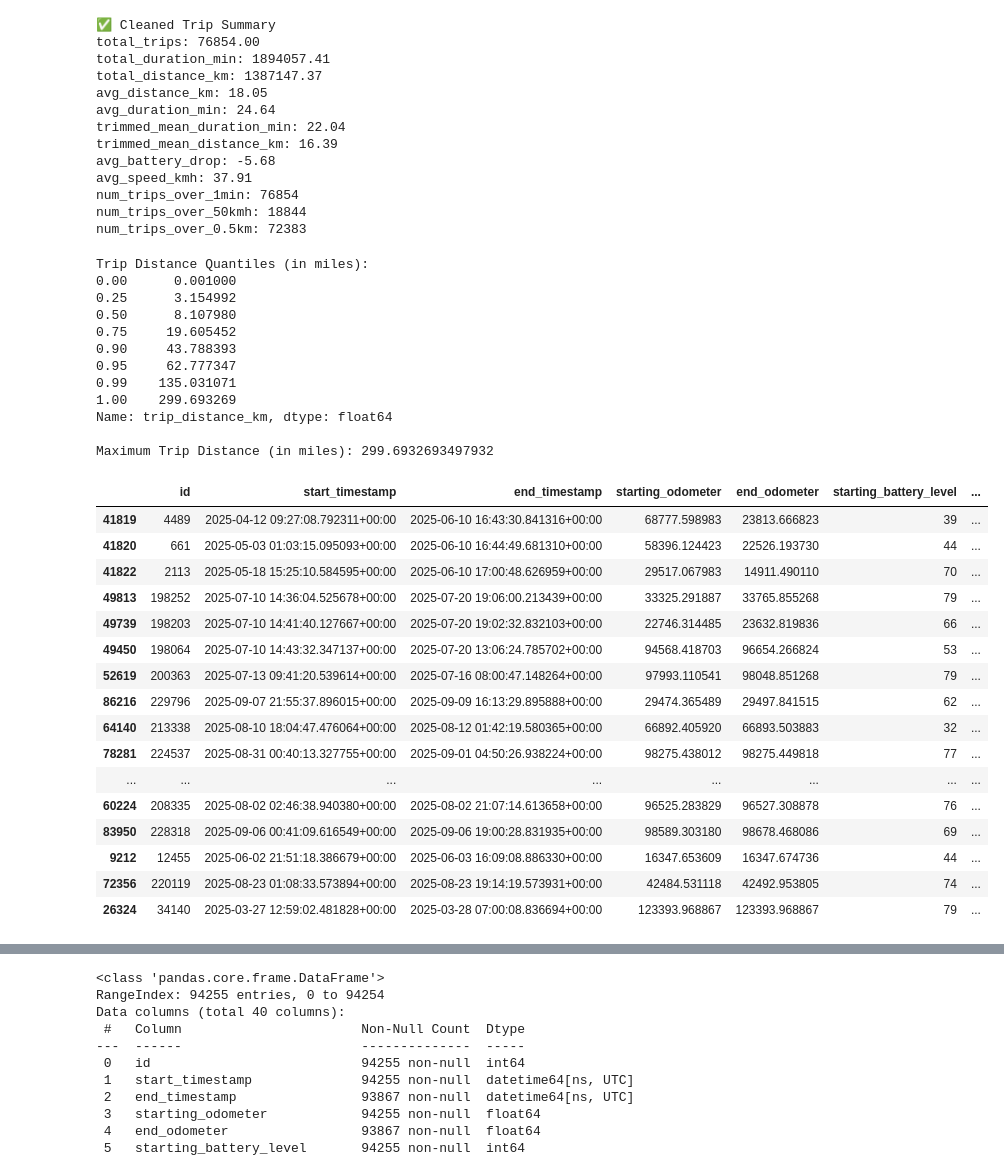
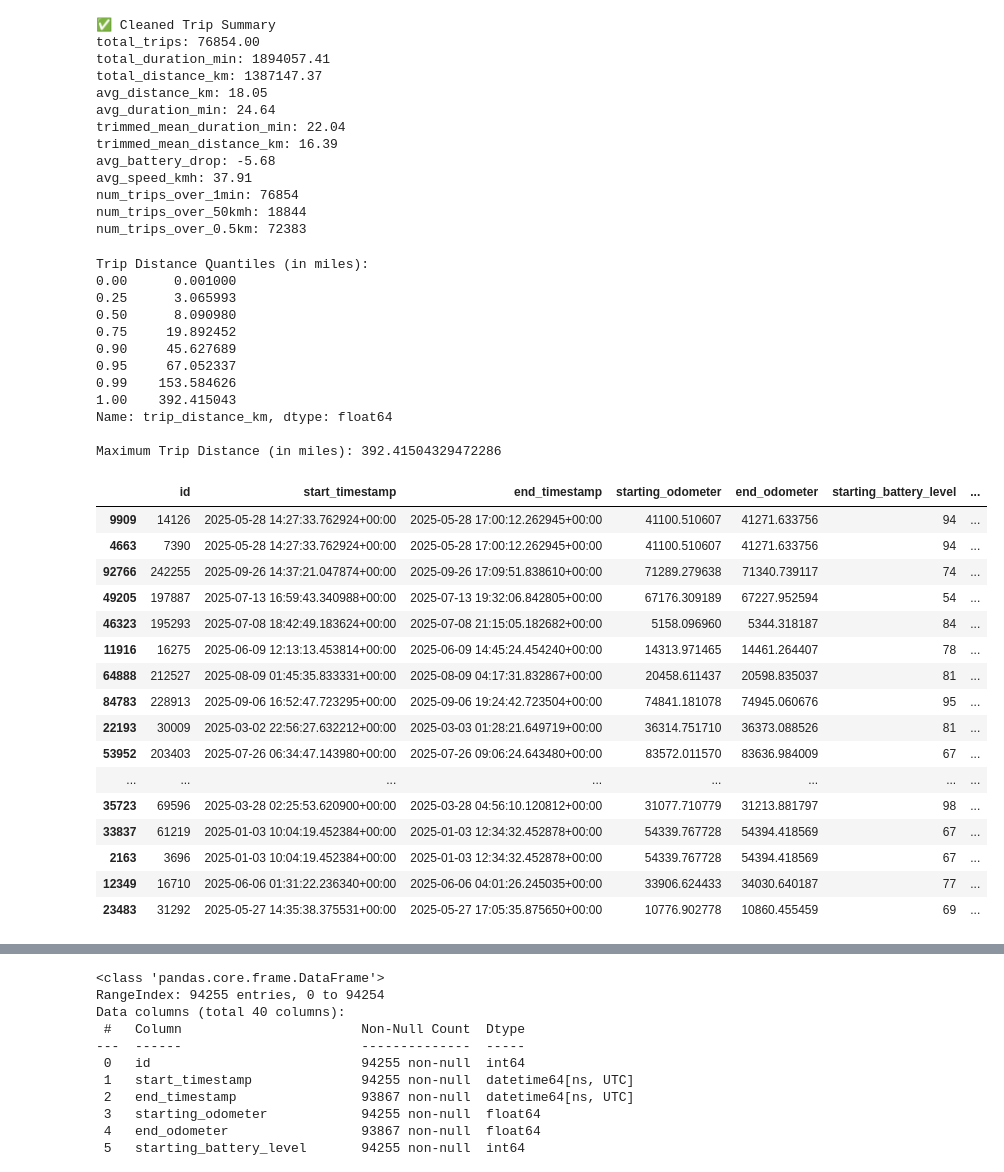
Before and after one commit to ZEVA-Global-Inc/ZEVA_data_storytelling, a Jupyter notebook: zeva_storytelling.ipynb, the cells around one changed output, grey strips where cells are left out. Cells and saved outputs as stored; diff of their text form; code cells hidden in the pictures.

```diff
--- a/zeva_storytelling.ipynb
+++ b/zeva_storytelling.ipynb
@@ -826,7 +826,7 @@ num_trips_over_50kmh: 18844
 num_trips_over_0.5km: 72383
 # %%
 # Drop NaN values to avoid errors
-trip_distance = trimmed_dur['trip_distance_km'].dropna()
+trip_distance = valid_trips['trip_distance_km'].dropna()
 
 # Compute quantiles
 quantiles = trip_distance.quantile([0, 0.25, 0.5, 0.75, 0.9, 0.95, 0.99, 1.0])
@@ -841,37 +841,37 @@ print("\nMaximum Trip Distance (in miles):", max_distance)
 # %% [output]
 Trip Distance Quantiles (in miles):
 0.00      0.001000
-0.25      3.154992
-0.50      8.107980
-0.75     19.605452
-0.90     43.788393
-0.95     62.777347
-0.99    135.031071
-1.00    299.693269
+0.25      3.065993
+0.50      8.090980
+0.75     19.892452
+0.90     45.627689
+0.95     67.052337
+0.99    153.584626
+1.00    392.415043
 Name: trip_distance_km, dtype: float64
 
-Maximum Trip Distance (in miles): 299.6932693497932
+Maximum Trip Distance (in miles): 392.41504329472286
 # %%
 # Sort trips by distance (largest first)
-sorted_trips = individual_trips.sort_values(by='trip_duration_min', ascending=False)
+sorted_trips = trimmed_dur.sort_values(by='trip_duration_min', ascending=False)
 
 # Show the top 10 longest trips
 sorted_trips.head(30)
 # %% [output]
 |  | id | start_timestamp | end_timestamp | starting_odometer | end_odometer | starting_battery_level | ... |
-| 41819 | 4489 | 2025-04-12 09:27:08.792311+00:00 | 2025-06-10 16:43:30.841316+00:00 | 68777.598983 | 23813.666823 | 39 | ... |
-| 41820 | 661 | 2025-05-03 01:03:15.095093+00:00 | 2025-06-10 16:44:49.681310+00:00 | 58396.124423 | 22526.193730 | 44 | ... |
-| 41822 | 2113 | 2025-05-18 15:25:10.584595+00:00 | 2025-06-10 17:00:48.626959+00:00 | 29517.067983 | 14911.490110 | 70 | ... |
-| 49813 | 198252 | 2025-07-10 14:36:04.525678+00:00 | 2025-07-20 19:06:00.213439+00:00 | 33325.291887 | 33765.855268 | 79 | ... |
-| 49739 | 198203 | 2025-07-10 14:41:40.127667+00:00 | 2025-07-20 19:02:32.832103+00:00 | 22746.314485 | 23632.819836 | 66 | ... |
-| 49450 | 198064 | 2025-07-10 14:43:32.347137+00:00 | 2025-07-20 13:06:24.785702+00:00 | 94568.418703 | 96654.266824 | 53 | ... |
-| 52619 | 200363 | 2025-07-13 09:41:20.539614+00:00 | 2025-07-16 08:00:47.148264+00:00 | 97993.110541 | 98048.851268 | 79 | ... |
-| 86216 | 229796 | 2025-09-07 21:55:37.896015+00:00 | 2025-09-09 16:13:29.895888+00:00 | 29474.365489 | 29497.841515 | 62 | ... |
-| 64140 | 213338 | 2025-08-10 18:04:47.476064+00:00 | 2025-08-12 01:42:19.580365+00:00 | 66892.405920 | 66893.503883 | 32 | ... |
-| 78281 | 224537 | 2025-08-31 00:40:13.327755+00:00 | 2025-09-01 04:50:26.938224+00:00 | 98275.438012 | 98275.449818 | 77 | ... |
+| 9909 | 14126 | 2025-05-28 14:27:33.762924+00:00 | 2025-05-28 17:00:12.262945+00:00 | 41100.510607 | 41271.633756 | 94 | ... |
+| 4663 | 7390 | 2025-05-28 14:27:33.762924+00:00 | 2025-05-28 17:00:12.262945+00:00 | 41100.510607 | 41271.633756 | 94 | ... |
+| 92766 | 242255 | 2025-09-26 14:37:21.047874+00:00 | 2025-09-26 17:09:51.838610+00:00 | 71289.279638 | 71340.739117 | 74 | ... |
+| 49205 | 197887 | 2025-07-13 16:59:43.340988+00:00 | 2025-07-13 19:32:06.842805+00:00 | 67176.309189 | 67227.952594 | 54 | ... |
+| 46323 | 195293 | 2025-07-08 18:42:49.183624+00:00 | 2025-07-08 21:15:05.182682+00:00 | 5158.096960 | 5344.318187 | 84 | ... |
+| 11916 | 16275 | 2025-06-09 12:13:13.453814+00:00 | 2025-06-09 14:45:24.454240+00:00 | 14313.971465 | 14461.264407 | 78 | ... |
+| 64888 | 212527 | 2025-08-09 01:45:35.833331+00:00 | 2025-08-09 04:17:31.832867+00:00 | 20458.611437 | 20598.835037 | 81 | ... |
+| 84783 | 228913 | 2025-09-06 16:52:47.723295+00:00 | 2025-09-06 19:24:42.723504+00:00 | 74841.181078 | 74945.060676 | 95 | ... |
+| 22193 | 30009 | 2025-03-02 22:56:27.632212+00:00 | 2025-03-03 01:28:21.649719+00:00 | 36314.751710 | 36373.088526 | 81 | ... |
+| 53952 | 203403 | 2025-07-26 06:34:47.143980+00:00 | 2025-07-26 09:06:24.643480+00:00 | 83572.011570 | 83636.984009 | 67 | ... |
 | ... | ... | ... | ... | ... | ... | ... | ... |
-| 60224 | 208335 | 2025-08-02 02:46:38.940380+00:00 | 2025-08-02 21:07:14.613658+00:00 | 96525.283829 | 96527.308878 | 76 | ... |
-| 83950 | 228318 | 2025-09-06 00:41:09.616549+00:00 | 2025-09-06 19:00:28.831935+00:00 | 98589.303180 | 98678.468086 | 69 | ... |
-| 9212 | 12455 | 2025-06-02 21:51:18.386679+00:00 | 2025-06-03 16:09:08.886330+00:00 | 16347.653609 | 16347.674736 | 44 | ... |
-| 72356 | 220119 | 2025-08-23 01:08:33.573894+00:00 | 2025-08-23 19:14:19.573931+00:00 | 42484.531118 | 42492.953805 | 74 | ... |
-| 26324 | 34140 | 2025-03-27 12:59:02.481828+00:00 | 2025-03-28 07:00:08.836694+00:00 | 123393.968867 | 123393.968867 | 79 | ... |
+| 35723 | 69596 | 2025-03-28 02:25:53.620900+00:00 | 2025-03-28 04:56:10.120812+00:00 | 31077.710779 | 31213.881797 | 98 | ... |
+| 33837 | 61219 | 2025-01-03 10:04:19.452384+00:00 | 2025-01-03 12:34:32.452878+00:00 | 54339.767728 | 54394.418569 | 67 | ... |
+| 2163 | 3696 | 2025-01-03 10:04:19.452384+00:00 | 2025-01-03 12:34:32.452878+00:00 | 54339.767728 | 54394.418569 | 67 | ... |
+| 12349 | 16710 | 2025-06-06 01:31:22.236340+00:00 | 2025-06-06 04:01:26.245035+00:00 | 33906.624433 | 34030.640187 | 77 | ... |
+| 23483 | 31292 | 2025-05-27 14:35:38.375531+00:00 | 2025-05-27 17:05:35.875650+00:00 | 10776.902778 | 10860.455459 | 69 | ... |
```
Also changed, not shown: parts of 21 cells of this notebook.
